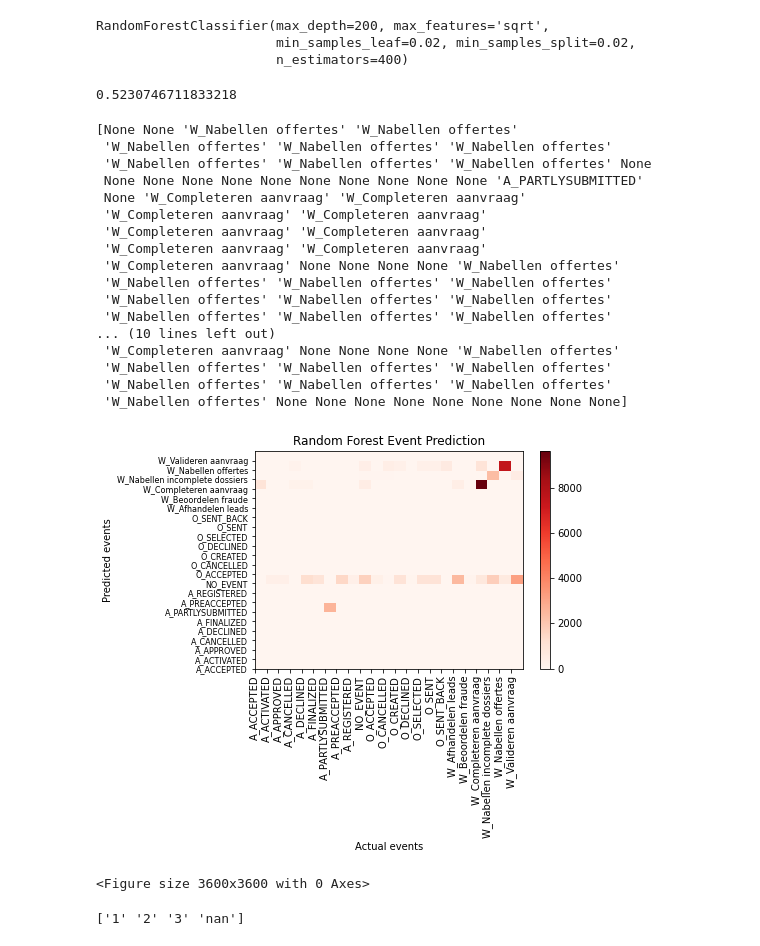
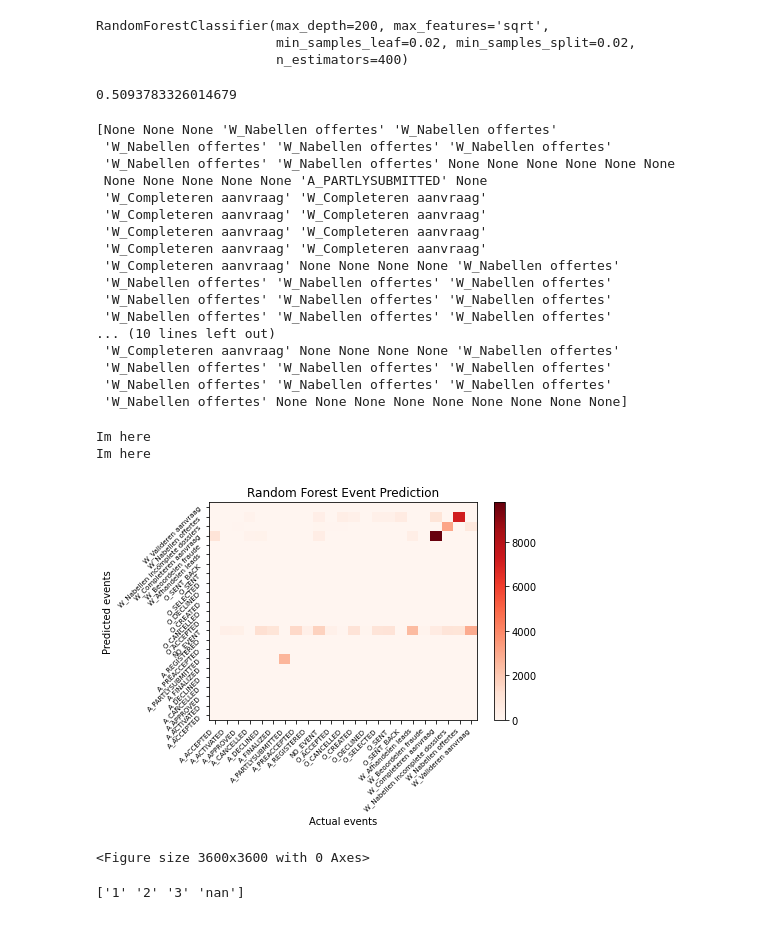
Before and after one commit to JiapengFan/2IOI0-group-16, a Jupyter notebook: process_mining_random_forest.ipynb, the cells around one changed output. Cells and saved outputs as stored; diff of their text form; code cells hidden in the pictures.

```diff
--- a/process_mining_random_forest.ipynb
+++ b/process_mining_random_forest.ipynb
@@ -5,8 +5,8 @@ from preprocessing.dataParsing import parseData
 from preprocessing.dataSplitting import dataSplitter
 
 # Convert csv into dataframe
-df_training_raw = pd.read_csv('.\data\BPI2012Training.csv')
-df_test_raw = pd.read_csv('.\data\BPI2012Test.csv')
+df_training_raw = pd.read_csv('.//data//training.csv')
+df_test_raw = pd.read_csv('.//data//test.csv')
 
 # Parsing data
 (df_training, df_2012_last_event_per_case_train) = parseData(df_training_raw)
@@ -209,7 +214,7 @@ RandomForestClassifier(max_depth=200, max_features='sqrt',
 # %%
 rf.score(x_test, y_test)
 # %% [output]
-0.5230746711833218
+0.5093783326014679
 # %%
 y_predict = rf.predict(x_test)
 # %%
@@ -217,11 +222,11 @@ y_predict_events = onehot_encoder.inverse_transform(y_predict)
 y_predict_events = y_predict_events.ravel()
 print(y_predict_events[100:200])
 # %% [output]
-[None None 'W_Nabellen offertes' 'W_Nabellen offertes'
+[None None None 'W_Nabellen offertes' 'W_Nabellen offertes'
  'W_Nabellen offertes' 'W_Nabellen offertes' 'W_Nabellen offertes'
- 'W_Nabellen offertes' 'W_Nabellen offertes' 'W_Nabellen offertes' None
- None None None None None None None None None None 'A_PARTLYSUBMITTED'
- None 'W_Completeren aanvraag' 'W_Completeren aanvraag'
+ 'W_Nabellen offertes' 'W_Nabellen offertes' None None None None None None
+ None None None None None 'A_PARTLYSUBMITTED' None
+ 'W_Completeren aanvraag' 'W_Completeren aanvraag'
  'W_Completeren aanvraag' 'W_Completeren aanvraag'
  'W_Completeren aanvraag' 'W_Completeren aanvraag'
  'W_Completeren aanvraag' 'W_Completeren aanvraag'
@@ -239,38 +244,39 @@ from testing.testing_events import confusion_matrix_event
 import math
 import seaborn as sns
 import matplotlib.pyplot as plt
 
 actual_array = df_test['actual_next_event'].to_numpy().copy()
 
 for idx, event in enumerate(actual_array):
     try:
         np.isnan(event)
         actual_array[idx] = 'NO_EVENT'
     except:
         continue
 
 y_predict_events = np.where(y_predict_events == None, 'NO_EVENT', y_predict_events)
 uniqueEvents = np.unique(actual_array)
 
 confusion_matrix_event = confusion_matrix_event(actual_array, y_predict_events, uniqueEvents)
 
 # Plot confusion matrix
 # confusion_matrix = pd.crosstab(confusion_matrix_event[uniqueEvents], confusion_matrix_event[uniqueEvents])
 
 #confusion matrix with color
 plt.pcolor(confusion_matrix_event, cmap='Reds')
-plt.yticks(np.arange(len(confusion_matrix_event)), confusion_matrix_event.index)
-plt.xticks(np.arange(len(confusion_matrix_event)), confusion_matrix_event.columns, rotation = 90)
+plt.yticks(np.arange(start=0.5, stop=len(confusion_matrix_event)), confusion_matrix_event.index, rotation = 45, horizontalalignment='right', fontweight='light', fontsize='x-small')
+plt.xticks(np.arange(start=0.5, stop=len(confusion_matrix_event)), confusion_matrix_event.columns, rotation = 45, horizontalalignment='right', fontweight='light', fontsize='x-small')
 plt.colorbar()
-plt.tick_params(axis='y', which='major', labelsize=8)
 plt.title('Random Forest Event Prediction')
 plt.xlabel('Actual events')
 plt.ylabel('Predicted events')
 plt.figure(figsize=(50, 50))
 plt.show()
 # %% [output]
+Im here
+Im here
-[figure, old version]
+[figure, new version]
-<Figure size 3600x3600 with 0 Axes>
+<Figure size 3600x3600 with 0 Axes>
 # %%
 test = np.array(['1', '2', '3', np.nan])
 for idx, event in enumerate(test):
```
Also changed, not shown: parts of 4 cells of this notebook, 3 other files.
